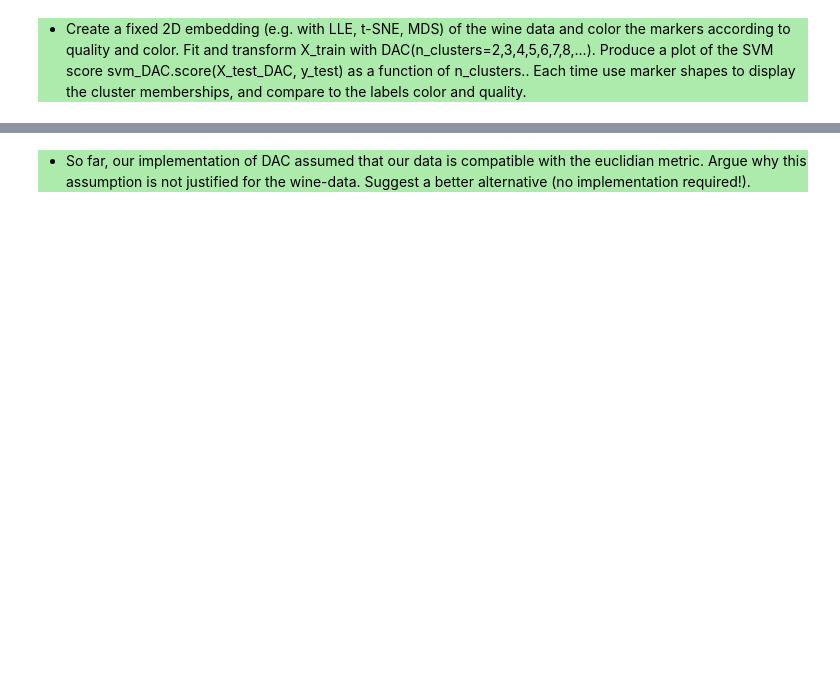
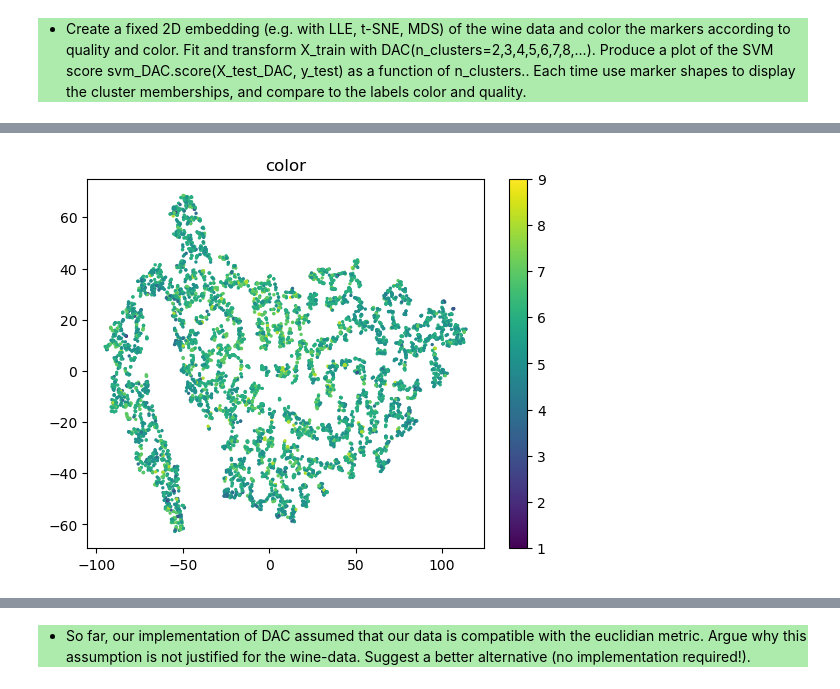
Before and after one commit to jiaqingxie/Statistical-Learning-Theory-ETHZ, a Jupyter notebook: Graded_Proj/slt-ce-2.ipynb, the cells around one changed output, grey strips where cells are left out. Saved outputs shown, nothing was run; the diff lists cells and outputs as text; code cells hidden in the pictures; blank space fills up the shorter version.

```diff
--- a/Graded_Proj/slt-ce-2.ipynb
+++ b/Graded_Proj/slt-ce-2.ipynb
@@ -254,0 +326,10 @@ svm.score(X_test_kmeans, y_test)
+# %%
+_y_quality=y["quality"].flatten()
+plt.scatter(X_tsne[:,0],X_tsne[:,1], c=_y_quality, s=2)
+m = cm.ScalarMappable()
+m.set_array(_y_quality)
+plt.colorbar(m)
+plt.title("color")
+plt.show()
+# %% [output]
+[figure, added]
```
Also changed, not shown: parts of 28 cells of this notebook.
